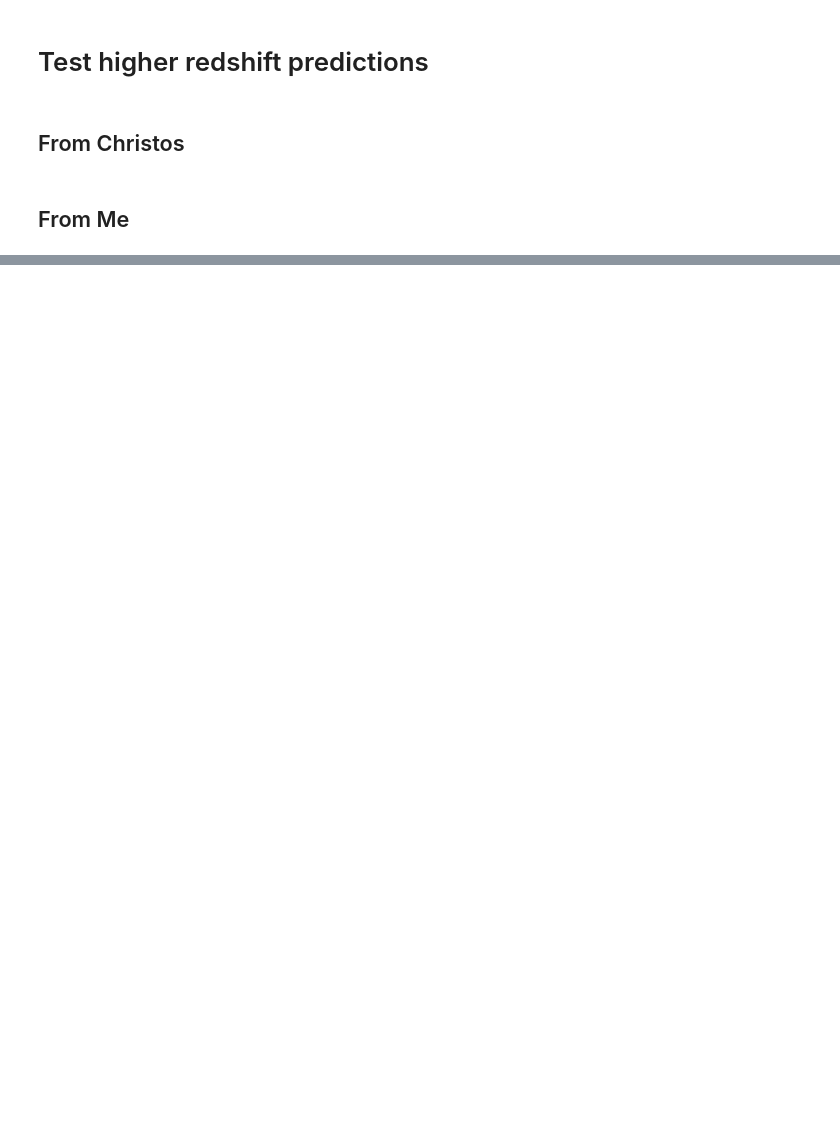
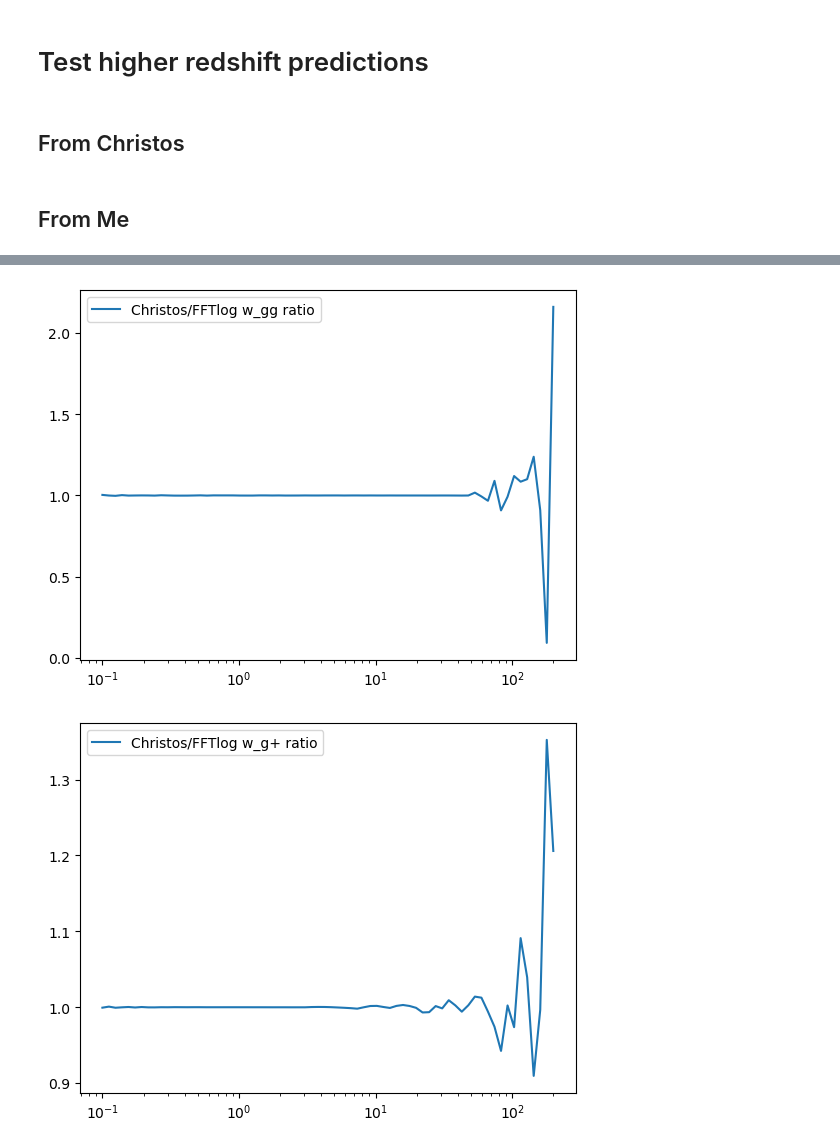
Before and after one commit to DennisNeumann97/GNAT, a Jupyter notebook: codebase_develop.ipynb, the cells around one changed output, grey strips where cells are left out. Drawn from its saved outputs; the diff is of its cells as text; code cells hidden in the pictures; blank space fills up the shorter version.

```diff
--- a/codebase_develop.ipynb
+++ b/codebase_develop.ipynb
@@ -607,0 +680,18 @@ plt.close()
+# %%
+plt.semilogx(rp_christos*cosmo_dict['h'], wgg_christos/w_gg, label='Christos/FFTlog w_gg ratio')
+plt.legend()
+plt.show()
+plt.close()
+
+plt.semilogx(rp_christos*cosmo_dict['h'], wgp_christos/w_gp, label='Christos/FFTlog w_g+ ratio')
+plt.legend()
+plt.show()
+plt.close()
+
+plt.semilogx(rp_christos*cosmo_dict['h'], wpp_christos/w_pp, label='Christos/FFTlog w_pp ratio')
+plt.legend()
+plt.show()
+plt.close()
+# %% [output]
+[figure, added]
+[figure, added]
```
Also changed, not shown: parts of 14 cells of this notebook, 13 other files.
